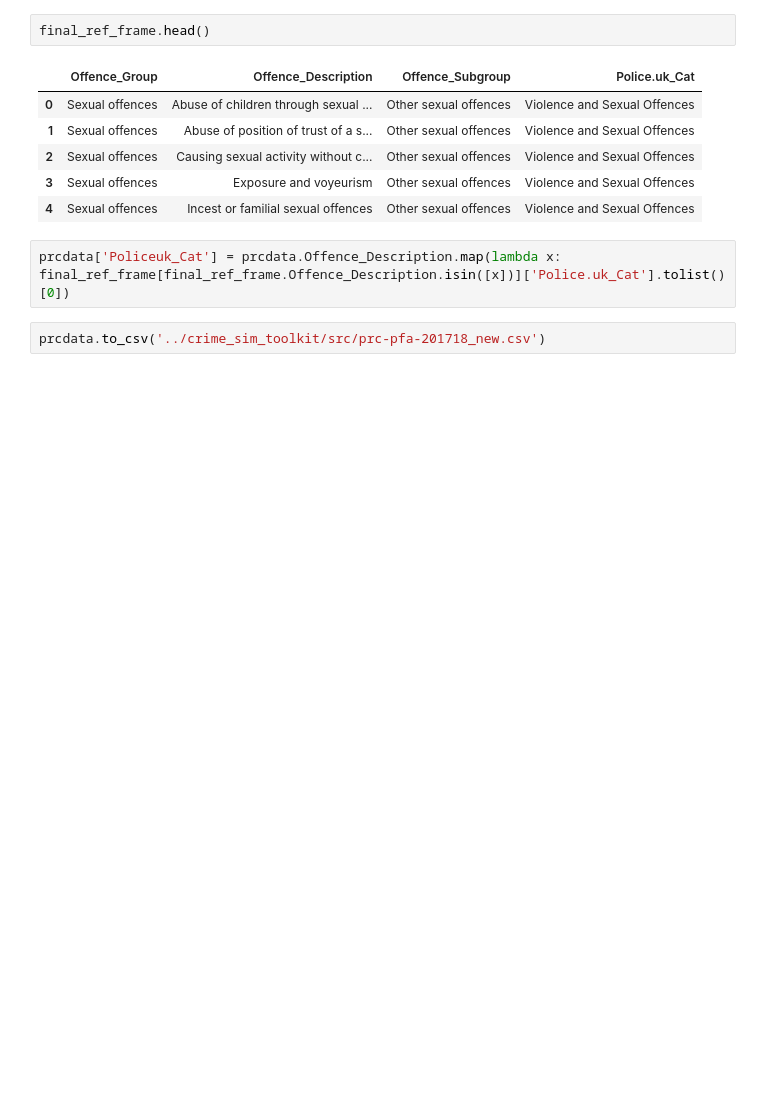
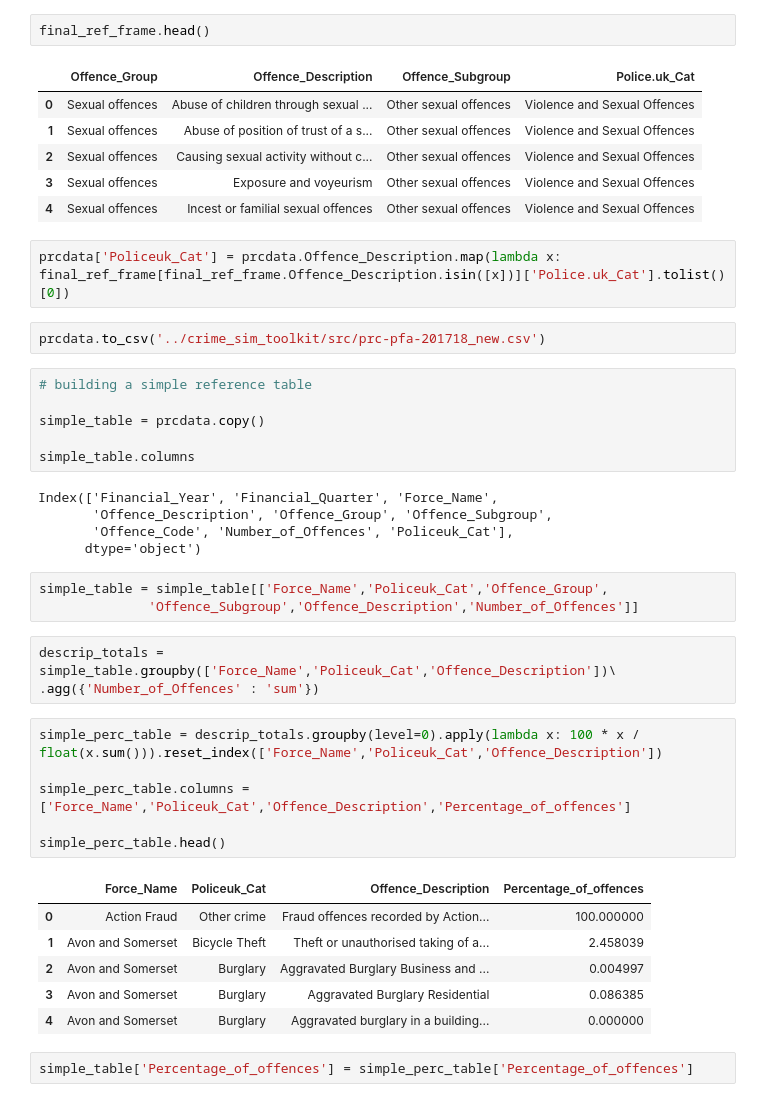
Before and after one commit to Sparrow0hawk/crime_sim_toolkit, a Jupyter notebook: data_manipulation/MappingCrimeCat2CrimeDes.ipynb, the cells around one changed output. Drawn from its saved outputs; the diff is of its cells as text; blank space fills up the shorter version.

```diff
--- a/data_manipulation/MappingCrimeCat2CrimeDes.ipynb
+++ b/data_manipulation/MappingCrimeCat2CrimeDes.ipynb
@@ -559,3 +559,35 @@ final_ref_frame.head()
 prcdata['Policeuk_Cat'] = prcdata.Offence_Description.map(lambda x: final_ref_frame[final_ref_frame.Offence_Description.isin([x])]['Police.uk_Cat'].tolist()[0])
 # %%
 prcdata.to_csv('../crime_sim_toolkit/src/prc-pfa-201718_new.csv')
+# %%
+# building a simple reference table
+
+simple_table = prcdata.copy()
+
+simple_table.columns
+# %% [output]
+Index(['Financial_Year', 'Financial_Quarter', 'Force_Name',
+       'Offence_Description', 'Offence_Group', 'Offence_Subgroup',
+       'Offence_Code', 'Number_of_Offences', 'Policeuk_Cat'],
+      dtype='object')
+# %%
+simple_table = simple_table[['Force_Name','Policeuk_Cat','Offence_Group',
+              'Offence_Subgroup','Offence_Description','Number_of_Offences']]
+# %%
+descrip_totals = simple_table.groupby(['Force_Name','Policeuk_Cat','Offence_Description'])\
+.agg({'Number_of_Offences' : 'sum'})
+# %%
+simple_perc_table = descrip_totals.groupby(level=0).apply(lambda x: 100 * x / float(x.sum())).reset_index(['Force_Name','Policeuk_Cat','Offence_Description'])
+
+simple_perc_table.columns = ['Force_Name','Policeuk_Cat','Offence_Description','Percentage_of_offences']
+
+simple_perc_table.head()
+# %% [output]
+|  | Force_Name | Policeuk_Cat | Offence_Description | Percentage_of_offences |
+| 0 | Action Fraud | Other crime | Fraud offences recorded by Action... | 100.000000 |
+| 1 | Avon and Somerset | Bicycle Theft | Theft or unauthorised taking of a... | 2.458039 |
+| 2 | Avon and Somerset | Burglary | Aggravated Burglary Business and ... | 0.004997 |
+| 3 | Avon and Somerset | Burglary | Aggravated Burglary Residential | 0.086385 |
+| 4 | Avon and Somerset | Burglary | Aggravated burglary in a building... | 0.000000 |
+# %%
+simple_table['Percentage_of_offences'] = simple_perc_table['Percentage_of_offences']
```
Also changed, not shown: parts of 2 cells of this notebook, 1 other file.
